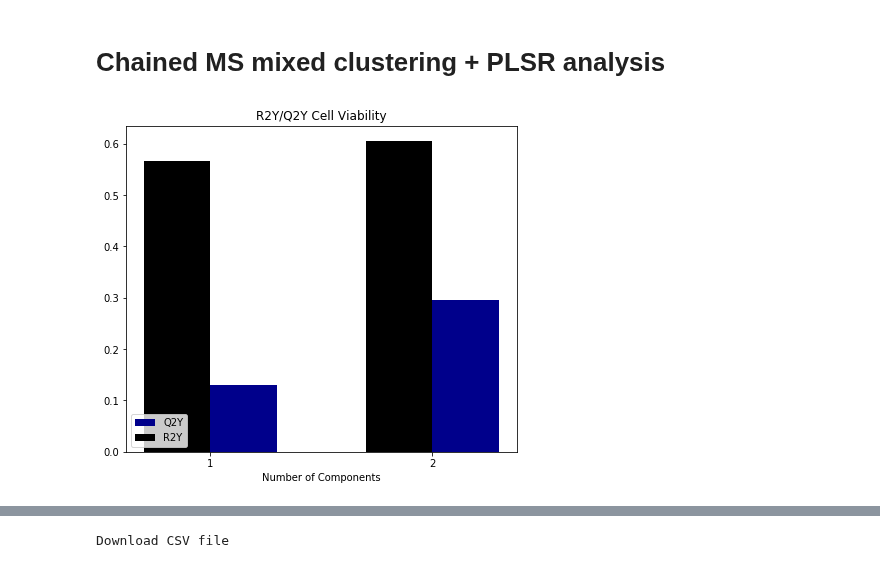
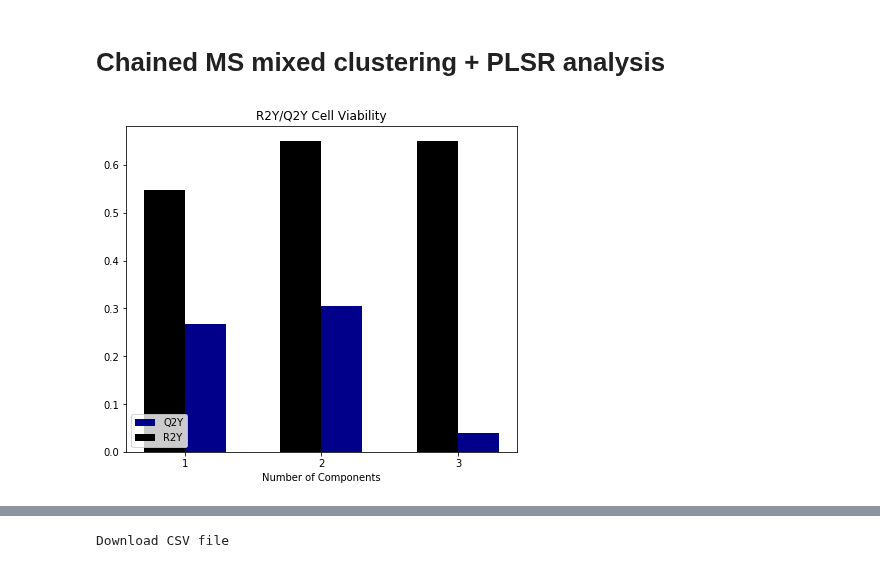
Before and after one commit to meyer-lab/DDMC, a Jupyter notebook: Figure2_mixedClustering_PLSR.ipynb, the cells around one changed output, grey strips where cells are left out. Saved outputs shown, nothing was run; the diff lists cells and outputs as text; code cells hidden in the pictures.

```diff
--- a/Figure2_mixedClustering_PLSR.ipynb
+++ b/Figure2_mixedClustering_PLSR.ipynb
@@ -69,16 +70,16 @@ Y_cv = Y_cv[Y_cv["Elapsed"] == 72].iloc[0, 1:]
 # %% [markdown]
 # Chained MS mixed clustering + PLSR analysis
 # %%
-ncl = 2
-GMMweight = 2.5
+ncl = 3
+GMMweight = 0
 
-MSC = MassSpecClustering(info, ncl, GMMweight=GMMweight, distance_method="PAM250").fit(data, Y_cv)
+MSC = MassSpecClustering(info, ncl, GMMweight=GMMweight, distance_method="Binomial").fit(data, Y_cv)
 centers = MSC.transform(data)
 
 fig, ax = plt.subplots(1, 1, figsize=(7,6))
 plotR2YQ2Y(ax, ncl, centers, Y_cv)
 # %% [output]
-[figure, old version]
+[figure, new version]
 # %%
 # fig, ax = plt.subplots(1, 1, figsize=(8,6))
 # plotMixedClusteringPLSR_GridSearch(ax, data, info, Y_cv)
```
Also changed, not shown: parts of 8 cells of this notebook, 14 other files.
